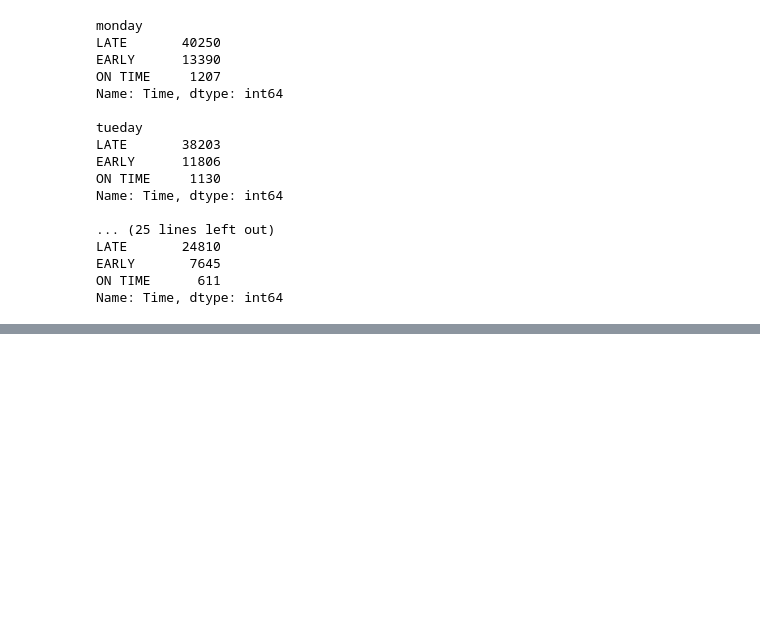
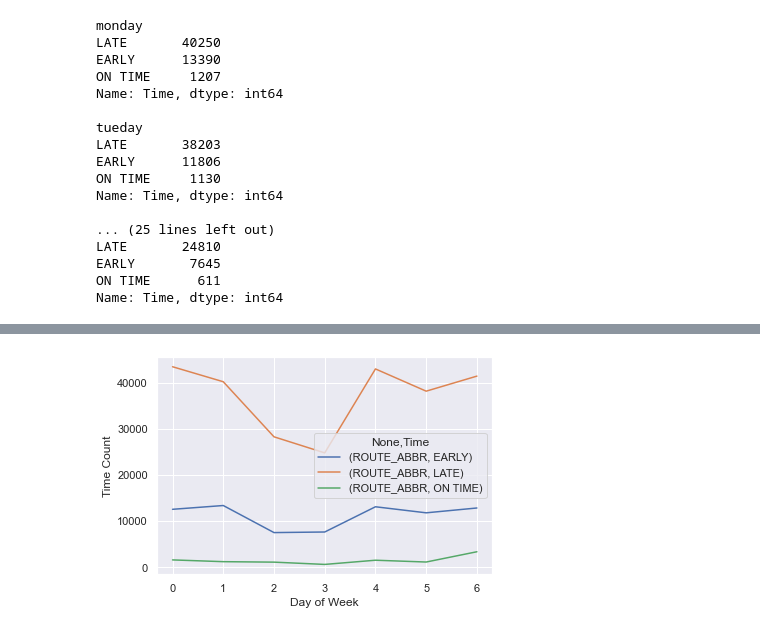
Before and after one commit to NSS-Data-Analytics-Cohort-7/wego-python-bit-my_finger, a Jupyter notebook: notebooks/wego_summer.ipynb, the cells around one changed output, grey strips where cells are left out. Saved outputs shown, nothing was run; the diff lists cells and outputs as text; code cells hidden in the pictures; blank space fills up the shorter version.

Commit message:
plotting time adherence

```diff
--- a/notebooks/wego_summer.ipynb
+++ b/notebooks/wego_summer.ipynb
@@ -290,0 +278,13 @@ print(table)
+# %%
+#sns.set()
+test = psummer.pivot_table(index= 'WEEKDAY' , columns='Time',
+                        aggfunc=len, fill_value=0).reset_index()#.plot()
+#plt.ylabel('Time Count');
+#plt.xlabel('Day of Week');
+# %%
+sns.set()
+test.plot()
+plt.ylabel('Time Count');
+plt.xlabel('Day of Week');
+# %% [output]
+[figure, added]
```
Also changed, not shown: parts of 19 cells of this notebook.
